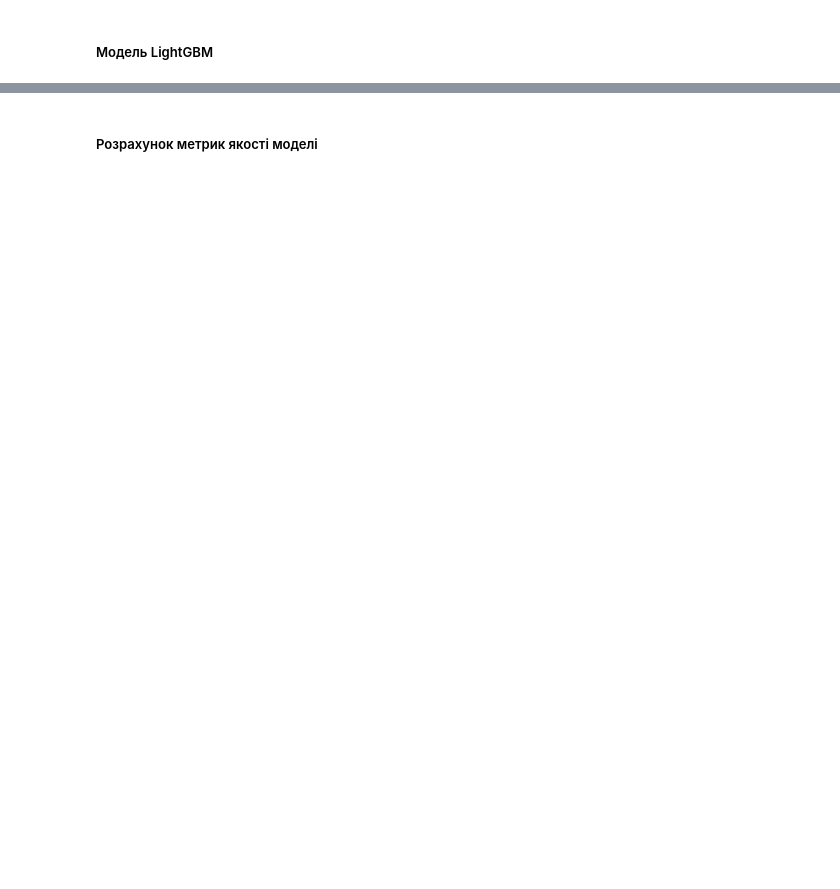
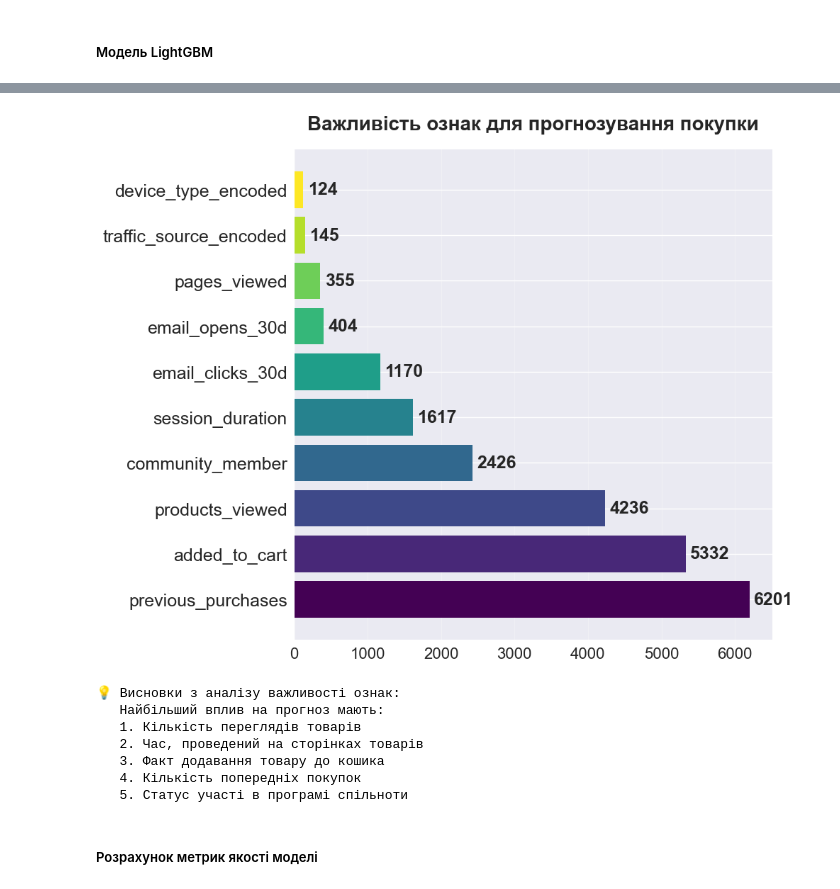
Before and after one commit to yao157/MasterProject, a Jupyter notebook: Part_3/Part_3.2.ipynb, the cells around one changed output, grey strips where cells are left out. Cells and saved outputs as stored; diff of their text form; code cells hidden in the pictures; blank space fills up the shorter version.

```diff
--- a/Part_3/Part_3.2.ipynb
+++ b/Part_3/Part_3.2.ipynb
@@ -218,0 +147,32 @@ print(y_train.value_counts(normalize=True).round(3))
+# %%
+# Підготовка даних для навчання
+from sklearn.preprocessing import LabelEncoder
+
+# Кодування категоріальних змінних
+le_traffic = LabelEncoder()
+le_device = LabelEncoder()
+
+df['traffic_source_encoded'] = le_traffic.fit_transform(df['traffic_source'])
+df['device_type_encoded'] = le_device.fit_transform(df['device_type'])
+
+# Вибір ознак
+feature_cols = [
+    'session_duration', 'pages_viewed', 'products_viewed', 'added_to_cart',
+    'previous_purchases', 'community_member', 'email_opens_30d',
+    'email_clicks_30d', 'traffic_source_encoded', 'device_type_encoded'
+]
+
+X = df[feature_cols]
+y = df['purchase_7d']
+
+# Розділення на тренувальну та тестову вибірки (80/20)
+X_train, X_test, y_train, y_test = train_test_split(
+    X, y, test_size=0.2, random_state=42, stratify=y
+)
+
+print(f"Тренувальна вибірка: {len(X_train)} спостережень")
+print(f"Тестова вибірка: {len(X_test)} спостережень")
+print(f"\nРозподіл у тренувальній вибірці:")
+print(y_train.value_counts(normalize=True))
+print(f"\nРозподіл у тестовій вибірці:")
+print(y_test.value_counts(normalize=True))
@@ -275,33 +262,43 @@ Early stopping, best iteration is:
 # %%
 # Візуалізація важливості ознак
-fig, ax = plt.subplots(figsize=(10, 6))
+fig, ax = plt.subplots(figsize=(10, 8))
 top_features = feature_importance.head(10)
 colors = plt.cm.viridis(np.linspace(0, 1, len(top_features)))
 
 bars = ax.barh(range(len(top_features)), top_features['Важливість'], color=colors)
 ax.set_yticks(range(len(top_features)))
-ax.set_yticklabels(top_features['Ознака'])
-ax.set_xlabel('Важливість ознаки', fontsize=12, fontweight='bold')
-ax.set_title('Топ-10 найважливіших ознак для прогнозування покупки',
-              fontsize=14, fontweight='bold', pad=20)
+ax.set_yticklabels(top_features['Ознака'], fontsize=18)
+# ax.set_xlabel('Важливість ознаки', fontsize=18, fontweight='bold')
+ax.set_title('Важливість ознак для прогнозування покупки',
+              fontsize=20, fontweight='bold', pad=20)
 ax.grid(axis='x', alpha=0.3)
+ax.tick_params(axis='x', labelsize=16)
 
 # Додавання значень на стовпці
 for i, (idx, row) in enumerate(top_features.iterrows()):
     ax.text(row['Важливість'] + max(top_features['Важливість']) * 0.01,
             i, f"{row['Важливість']:.0f}",
-            va='center', fontsize=10, fontweight='bold')
+            va='center', fontsize=18, fontweight='bold')
 
 plt.tight_layout()
 plt.show()
 
 print("\n💡 Висновки з аналізу важливості ознак:")
 print("   Найбільший вплив на прогноз мають:")
 print("   1. Кількість переглядів товарів")
 print("   2. Час, проведений на сторінках товарів")
 print("   3. Факт додавання товару до кошика")
 print("   4. Кількість попередніх покупок")
 print("   5. Статус участі в програмі спільноти")
+# %% [output]
+[figure, added]
+💡 Висновки з аналізу важливості ознак:
+   Найбільший вплив на прогноз мають:
+   1. Кількість переглядів товарів
+   2. Час, проведений на сторінках товарів
+   3. Факт додавання товару до кошика
+   4. Кількість попередніх покупок
+   5. Статус участі в програмі спільноти
 # %% [markdown]
 ##### Розрахунок метрик якості моделі
 # %%
```
Also changed, not shown: parts of 9 cells of this notebook, 3 other files.
